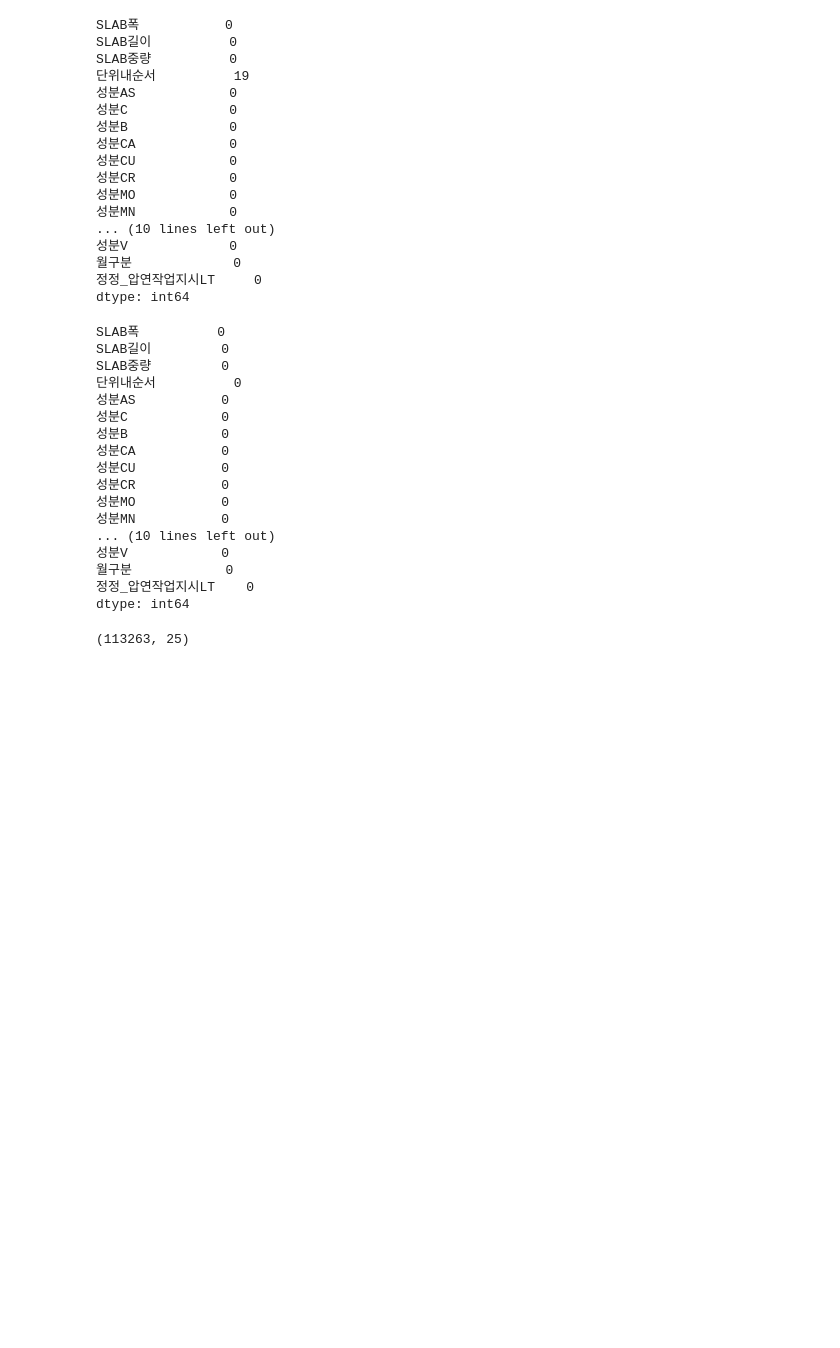
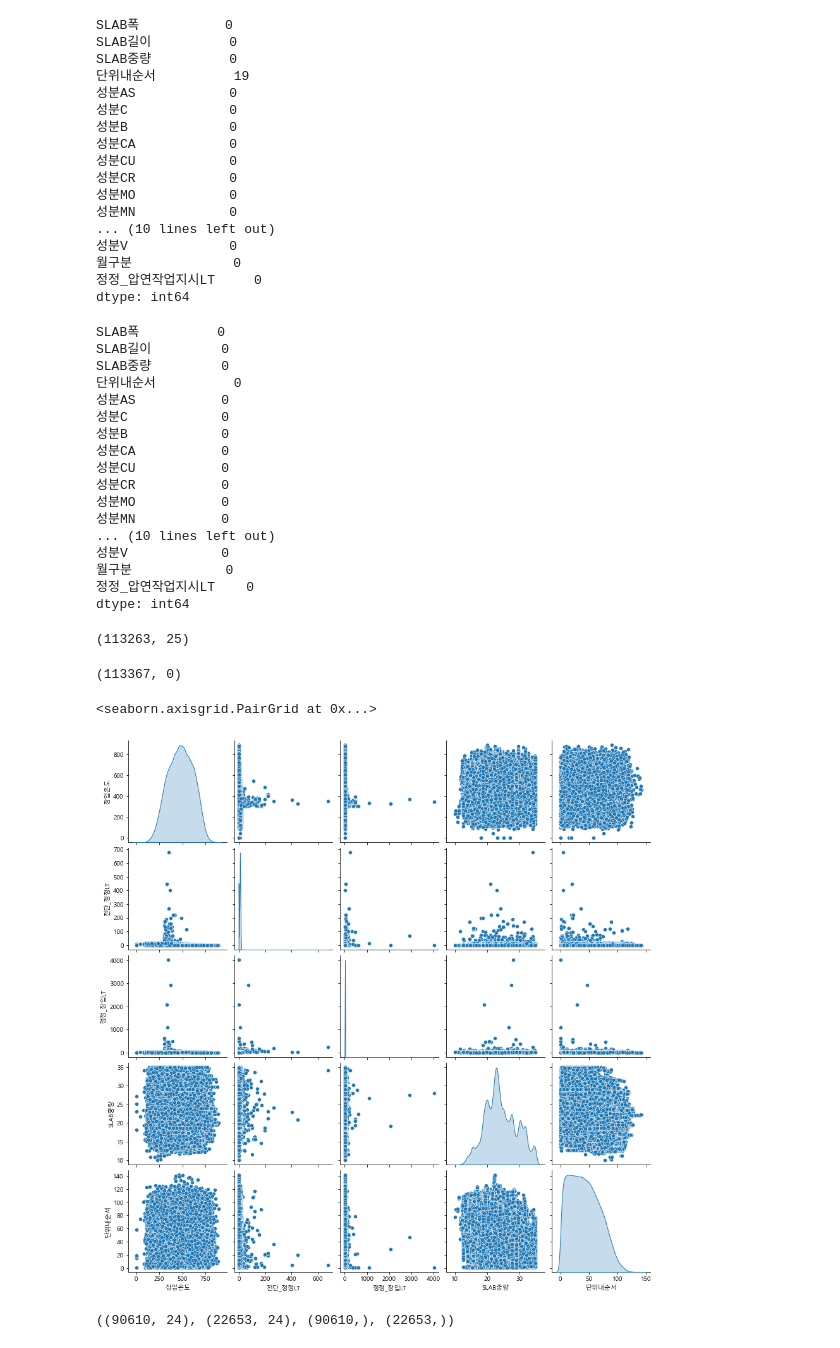
Before and after one commit to talchulgo/python, a Jupyter notebook: AI Basic/HCR Temp 예측실습.ipynb, the cells around one changed output. Saved outputs shown, nothing was run; the diff lists cells and outputs as text; code cells hidden in the pictures; blank space fills up the shorter version.

```diff
--- a/AI Basic/HCR Temp 예측실습.ipynb
+++ b/AI Basic/HCR Temp 예측실습.ipynb
@@ -169,3 +169,14 @@ dtype: int64
 df.shape
 # %% [output]
 (113263, 25)
+# %%
+df_obj.shape
+# %% [output]
+(113367, 0)
+# %%
+#탐색적 분석
+
+sns.pairplot(df[['장입온도','전단_정정LT','정정_장입LT','SLAB중량','단위내순서']], diag_kind='kde')
+# %% [output]
+<seaborn.axisgrid.PairGrid at 0x...>
+[figure, added]
@@ -171,0 +193,4 @@ df.shape
+# %%
+x_train.shape, x_test.shape, y_train.shape, y_test.shape
+# %% [output]
+((90610, 24), (22653, 24), (90610,), (22653,))
```
Also changed, not shown: parts of 16 cells of this notebook.
